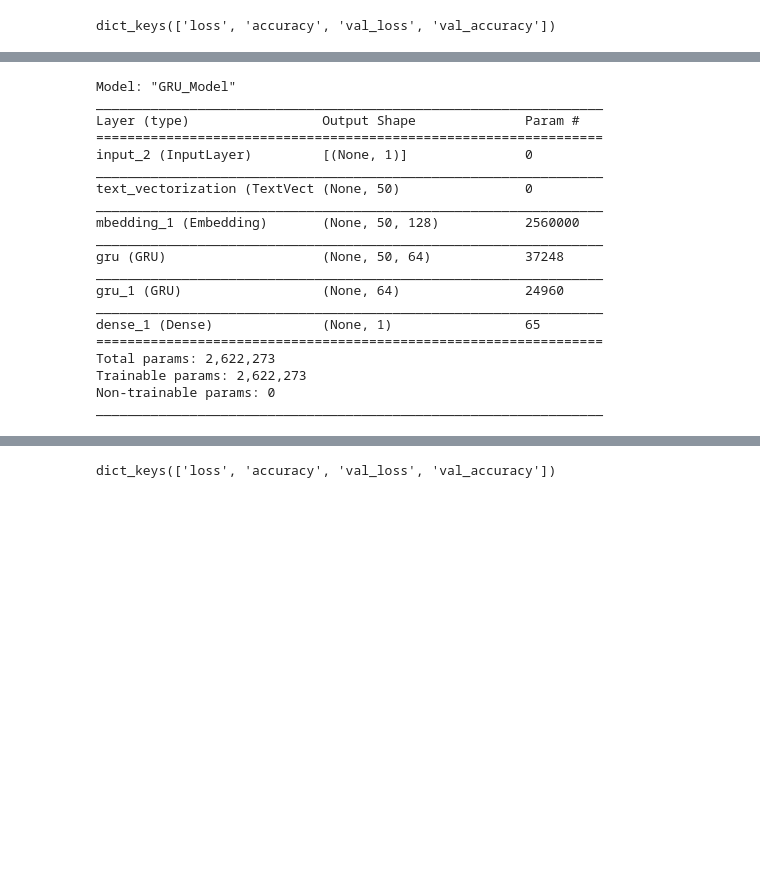
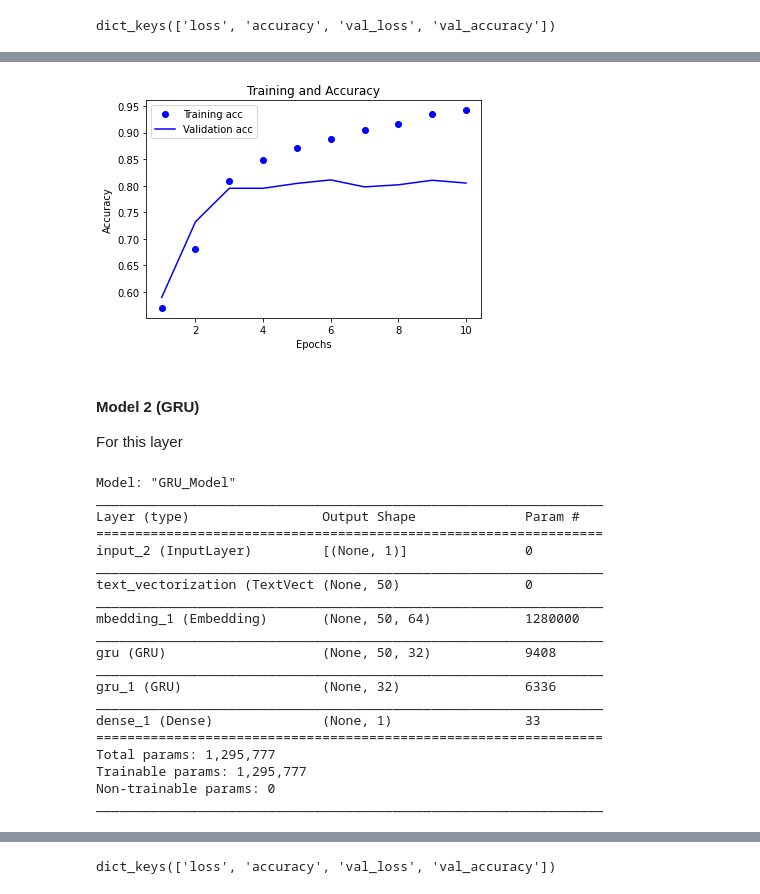
Before and after one commit to rorrostieta/disaster_tweets, a Jupyter notebook: fork-of-tf-disaster-tweets.ipynb, the cells around one changed output, grey strips where cells are left out. Saved outputs shown, nothing was run; the diff lists cells and outputs as text; code cells hidden in the pictures; blank space fills up the shorter version.

Commit message:
Model 1 OK

```diff
--- a/fork-of-tf-disaster-tweets.ipynb
+++ b/fork-of-tf-disaster-tweets.ipynb
@@ -279,9 +292,24 @@ plt.show()
+# %%
+plt.plot(epochs, acc, 'bo', label='Training acc')
+plt.plot(epochs, val_acc, 'b', label='Validation acc')
+plt.title('Training and Accuracy')
+plt.xlabel('Epochs')
+plt.ylabel('Accuracy')
+plt.legend()
+
+plt.show()
+# %% [output]
+[figure, added]
+# %% [markdown]
+#### Model 2 (GRU)
+
+For this layer
 # %%
 Is = layers.Input(shape = (1,), dtype = tf.string)
 L1 = vectorize_layer(Is)
 L2 = embedding_layer(L1)
-L3 = layers.GRU(64,return_sequences=True)(L2)
-L4 = layers.GRU(64)(L3)
+L3 = layers.GRU(32,return_sequences=True)(L2)
+L4 = layers.GRU(32)(L3)
 Os = layers.Dense(1, activation = 'sigmoid')(L4)
 
 model_2 = tf.keras.Model(Is, Os, name = 'GRU_Model')
@@ -295,16 +323,16 @@ input_2 (InputLayer)         [(None, 1)]               0
 _________________________________________________________________
 text_vectorization (TextVect (None, 50)                0
 _________________________________________________________________
-mbedding_1 (Embedding)       (None, 50, 128)           2560000
+mbedding_1 (Embedding)       (None, 50, 64)            1280000
 _________________________________________________________________
-gru (GRU)                    (None, 50, 64)            37248
+gru (GRU)                    (None, 50, 32)            9408
 _________________________________________________________________
-gru_1 (GRU)                  (None, 64)                24960
+gru_1 (GRU)                  (None, 32)                6336
 _________________________________________________________________
-dense_1 (Dense)              (None, 1)                 65
+dense_1 (Dense)              (None, 1)                 33
 =================================================================
-Total params: 2,622,273
-Trainable params: 2,622,273
+Total params: 1,295,777
+Trainable params: 1,295,777
 Non-trainable params: 0
 _________________________________________________________________
 # %%
```
Also changed, not shown: parts of 17 cells of this notebook.
